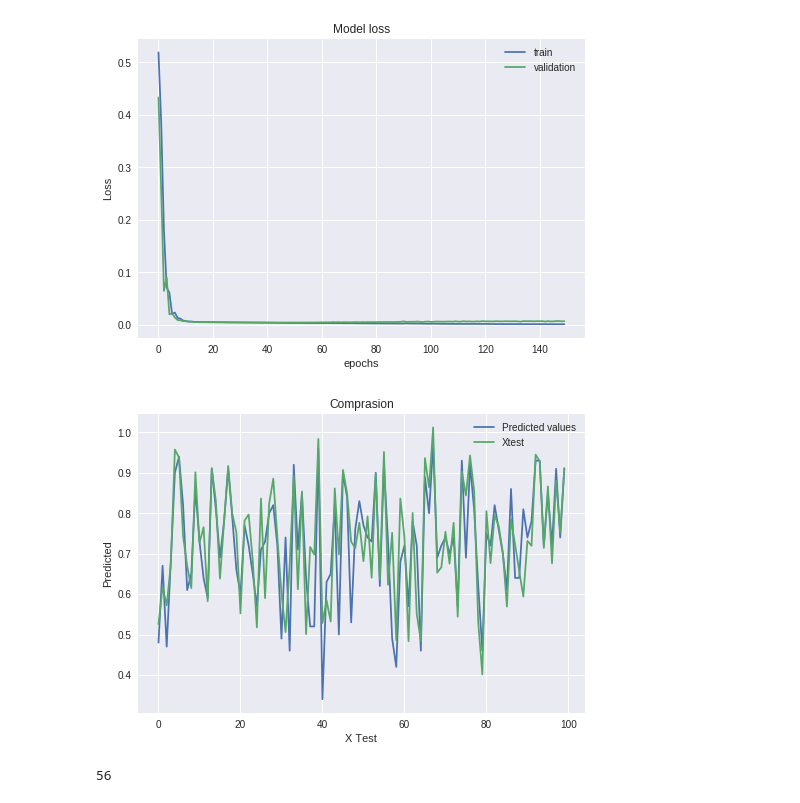
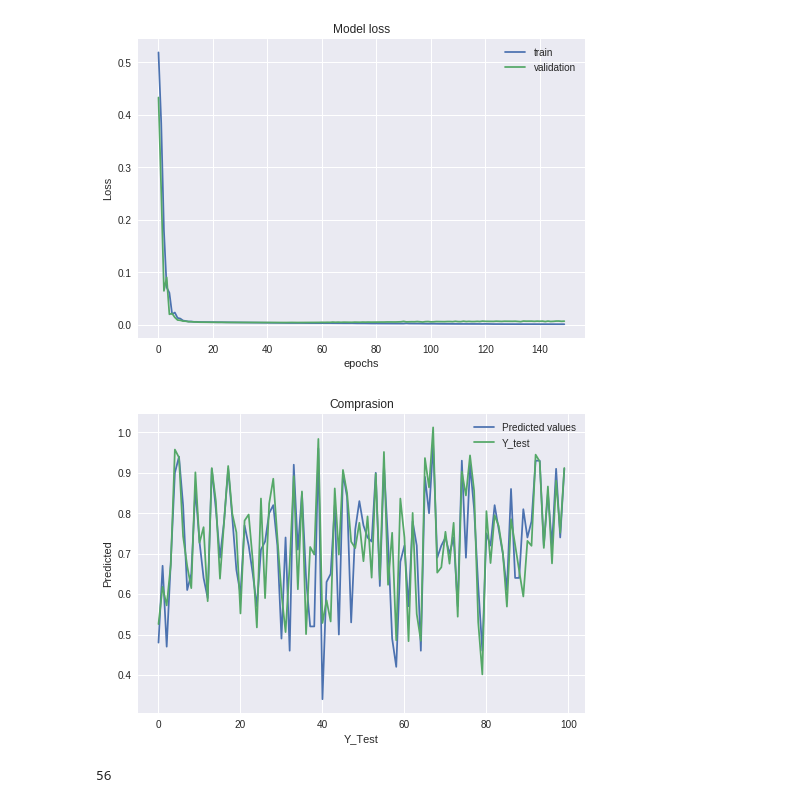
Before and after one commit to dantecomedia/Graduate-Admission, a Jupyter notebook: gradute_admission.ipynb, the cells around one changed output. Cells and saved outputs as stored; diff of their text form; code cells hidden in the pictures.

```diff
--- a/gradute_admission.ipynb
+++ b/gradute_admission.ipynb
@@ -103,13 +103,13 @@ for i in range(len(ynew)):
 # %%
 plt.plot(y_test)
 plt.plot(ynew)
 plt.title('Comprasion')
 plt.ylabel('Predicted')
-plt.xlabel('X Test')
-plt.legend(['Predicted values','Xtest'],loc='upper right')
+plt.xlabel('Y_Test')
+plt.legend(['Predicted values','Y_test'],loc='upper right')
 plt.show()
 # %% [output]
-[figure, old version]
+[figure, new version]
 # %%
 c
 # %% [output]
```
